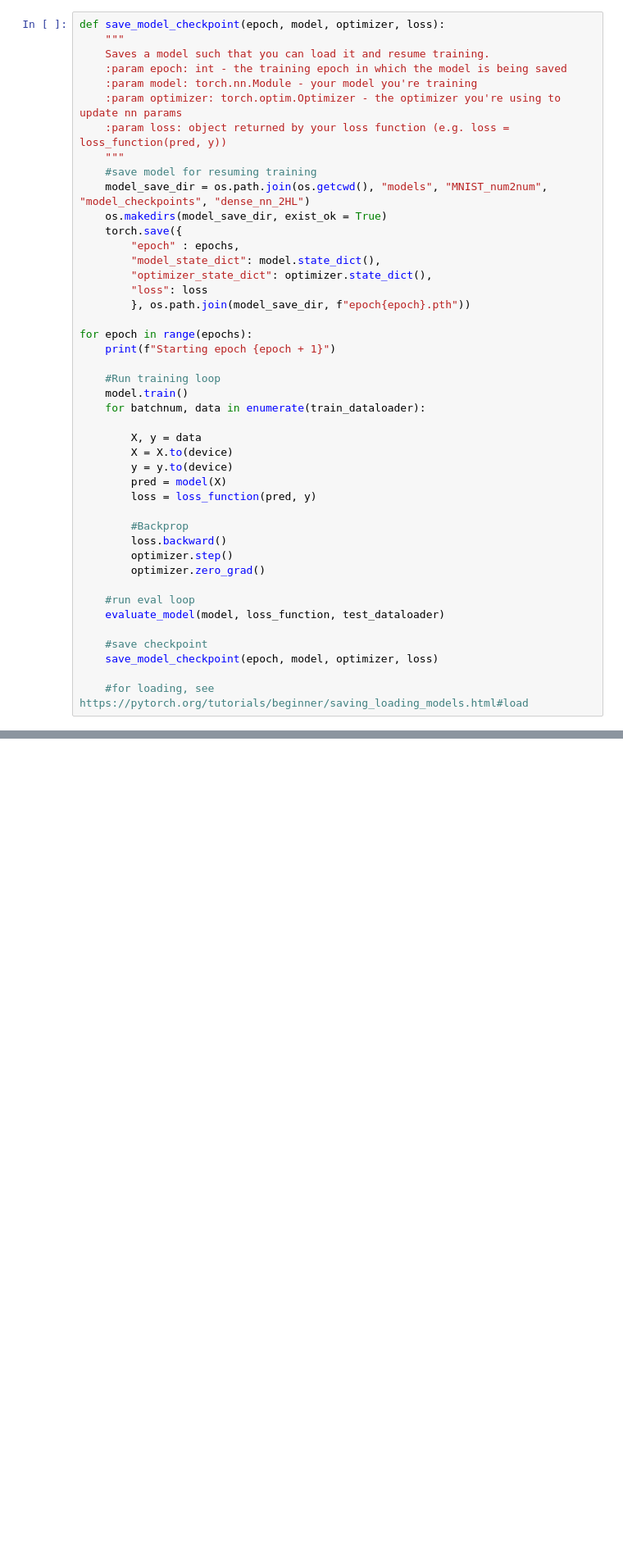
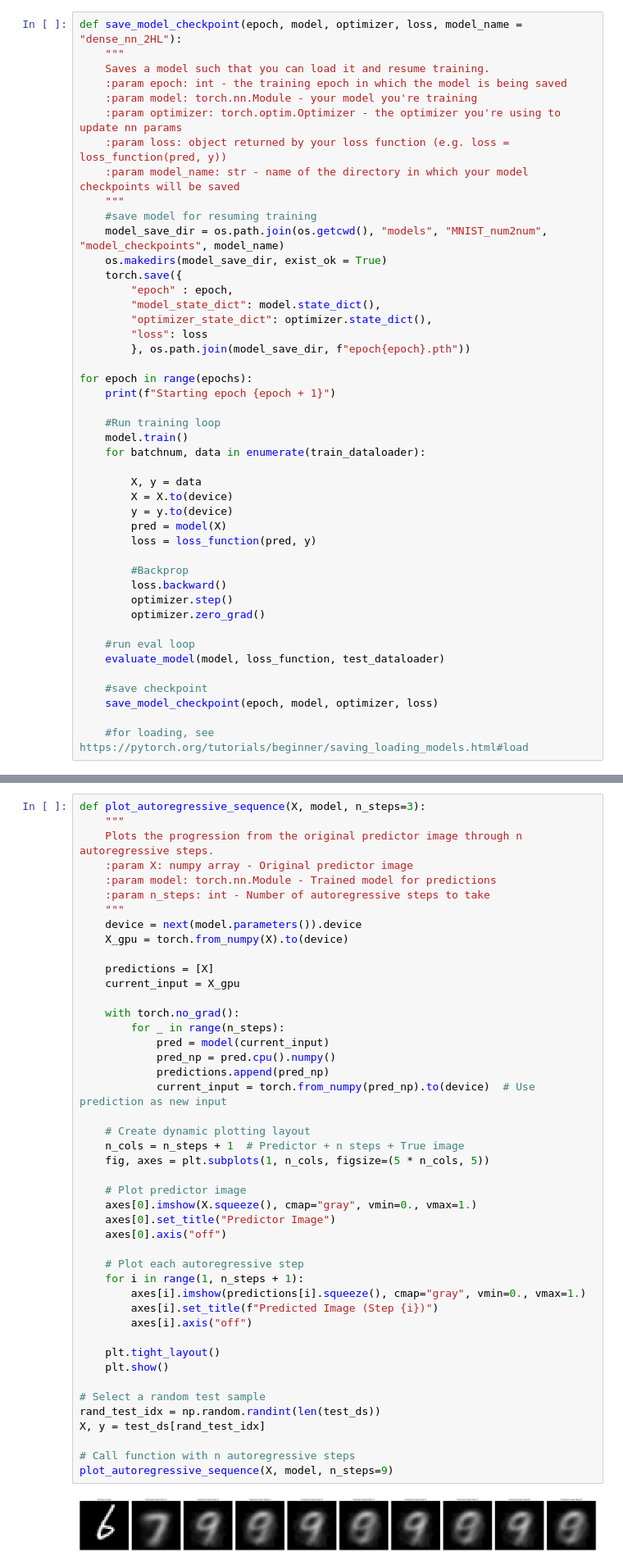
Before and after one commit to marshallrbaldwin/PyTorch_MNIST_Tutorial, a Jupyter notebook: train_dense_nn_MNIST_num2num.ipynb, the cells around one changed output, grey strips where cells are left out. Shown at 82% size. Cells and saved outputs as stored; diff of their text form; blank space fills up the shorter version.

Commit message:
Add dense nn tutorials

```diff
--- a/train_dense_nn_MNIST_num2num.ipynb
+++ b/train_dense_nn_MNIST_num2num.ipynb
@@ -165,17 +207,18 @@ plot_num2num_prediction(X, y, pred)
 # %%
-def save_model_checkpoint(epoch, model, optimizer, loss):
+def save_model_checkpoint(epoch, model, optimizer, loss, model_name = "dense_nn_2HL"):
     """
     Saves a model such that you can load it and resume training.
     :param epoch: int - the training epoch in which the model is being saved
     :param model: torch.nn.Module - your model you're training
     :param optimizer: torch.optim.Optimizer - the optimizer you're using to update nn params
     :param loss: object returned by your loss function (e.g. loss = loss_function(pred, y))
+    :param model_name: str - name of the directory in which your model checkpoints will be saved
     """
     #save model for resuming training
-    model_save_dir = os.path.join(os.getcwd(), "models", "MNIST_num2num", "model_checkpoints", "dense_nn_2HL")
+    model_save_dir = os.path.join(os.getcwd(), "models", "MNIST_num2num", "model_checkpoints", model_name)
     os.makedirs(model_save_dir, exist_ok = True)
     torch.save({
-        "epoch" : epochs,
+        "epoch" : epoch,
         "model_state_dict": model.state_dict(),
         "optimizer_state_dict": optimizer.state_dict(),
         "loss": loss
@@ -259,0 +307,47 @@ plt.imshow(pred.squeeze() - y.squeeze(), cmap = "RdBu", vmin = -1., vmax = 1.)
+# %%
+def plot_autoregressive_sequence(X, model, n_steps=3):
+    """
+    Plots the progression from the original predictor image through n autoregressive steps.
+    :param X: numpy array - Original predictor image
+    :param model: torch.nn.Module - Trained model for predictions
+    :param n_steps: int - Number of autoregressive steps to take
+    """
+    device = next(model.parameters()).device
+    X_gpu = torch.from_numpy(X).to(device)
+
+    predictions = [X]
+    current_input = X_gpu
+
+    with torch.no_grad():
+        for _ in range(n_steps):
+            pred = model(current_input)
+            pred_np = pred.cpu().numpy()
+            predictions.append(pred_np)
+            current_input = torch.from_numpy(pred_np).to(device)  # Use prediction as new input
+
+    # Create dynamic plotting layout
+    n_cols = n_steps + 1  # Predictor + n steps + True image
+    fig, axes = plt.subplots(1, n_cols, figsize=(5 * n_cols, 5))
+
+    # Plot predictor image
+    axes[0].imshow(X.squeeze(), cmap="gray", vmin=0., vmax=1.)
+    axes[0].set_title("Predictor Image")
+    axes[0].axis("off")
+
+    # Plot each autoregressive step
+    for i in range(1, n_steps + 1):
+        axes[i].imshow(predictions[i].squeeze(), cmap="gray", vmin=0., vmax=1.)
+        axes[i].set_title(f"Predicted Image (Step {i})")
+        axes[i].axis("off")
+
+    plt.tight_layout()
+    plt.show()
+
+# Select a random test sample
+rand_test_idx = np.random.randint(len(test_ds))
+X, y = test_ds[rand_test_idx]
+
+# Call function with n autoregressive steps
+plot_autoregressive_sequence(X, model, n_steps=9)
+# %% [output]
+[figure, added]
```
Also changed, not shown: parts of 17 cells of this notebook, 1 other file.
